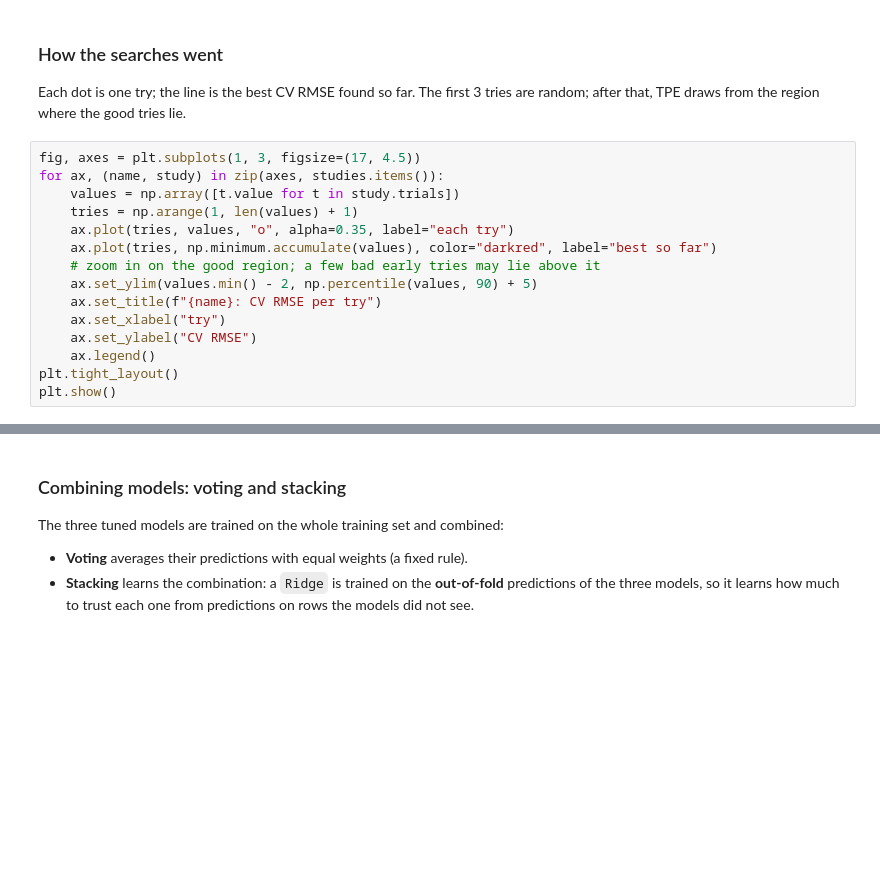
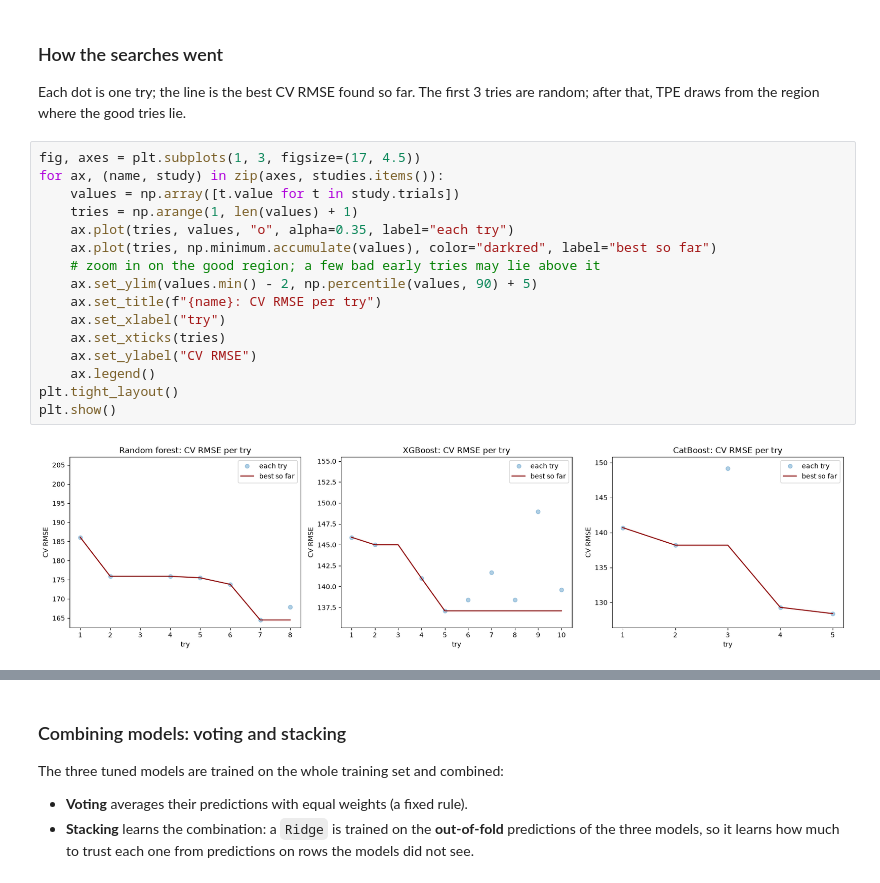
Before and after one commit to khaldounalhanawi/amle-project-bike-sharing, a Jupyter notebook: 04_bike_sharing_optuna.ipynb, the cells around one changed output, grey strips where cells are left out. Saved outputs shown, nothing was run; the diff lists cells and outputs as text; blank space fills up the shorter version.

```diff
--- a/04_bike_sharing_optuna.ipynb
+++ b/04_bike_sharing_optuna.ipynb
@@ -184,16 +184,19 @@ Each dot is one try; the line is the best CV RMSE found so far. The first 3 trie
 # %%
 fig, axes = plt.subplots(1, 3, figsize=(17, 4.5))
 for ax, (name, study) in zip(axes, studies.items()):
     values = np.array([t.value for t in study.trials])
     tries = np.arange(1, len(values) + 1)
     ax.plot(tries, values, "o", alpha=0.35, label="each try")
     ax.plot(tries, np.minimum.accumulate(values), color="darkred", label="best so far")
     # zoom in on the good region; a few bad early tries may lie above it
     ax.set_ylim(values.min() - 2, np.percentile(values, 90) + 5)
     ax.set_title(f"{name}: CV RMSE per try")
     ax.set_xlabel("try")
+    ax.set_xticks(tries)
     ax.set_ylabel("CV RMSE")
     ax.legend()
 plt.tight_layout()
 plt.show()
+# %% [output]
+[figure, added]
 # %% [markdown]
```
Also changed, not shown: parts of 2 cells of this notebook.
